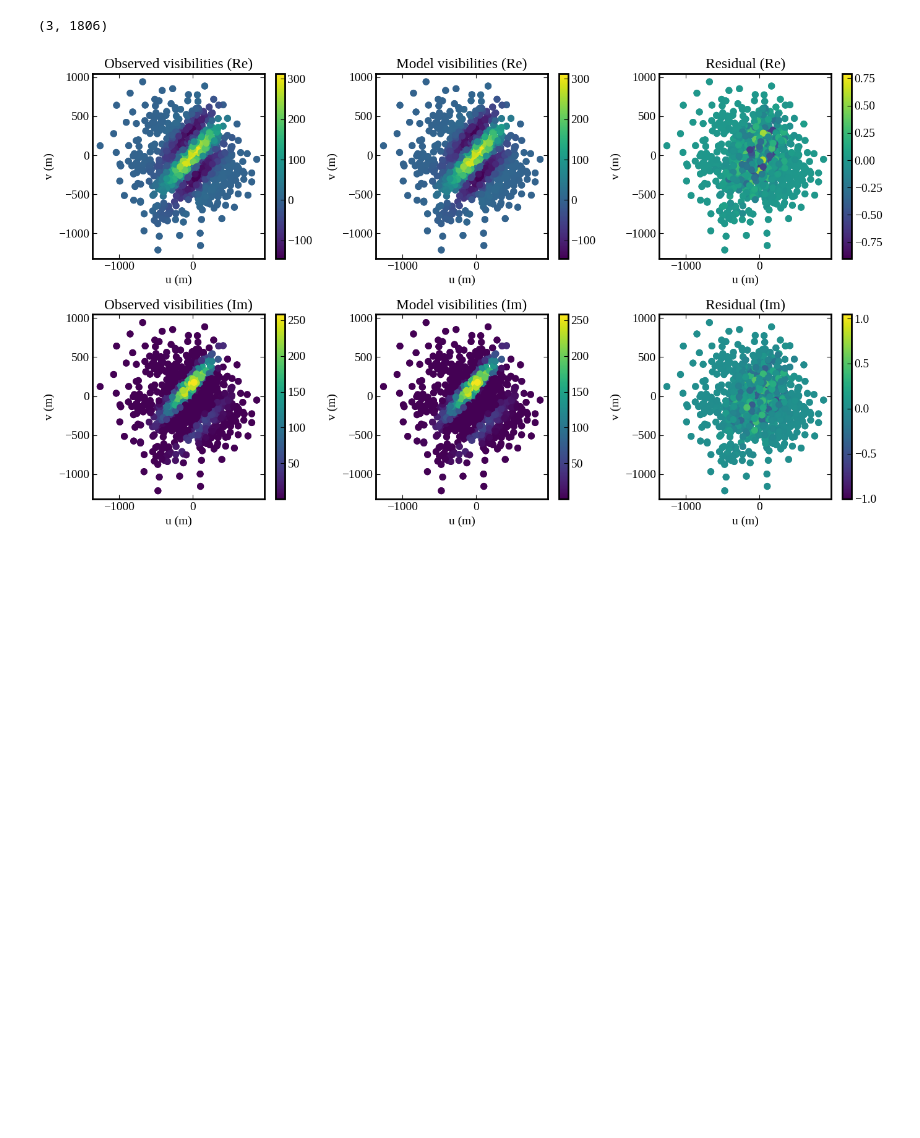
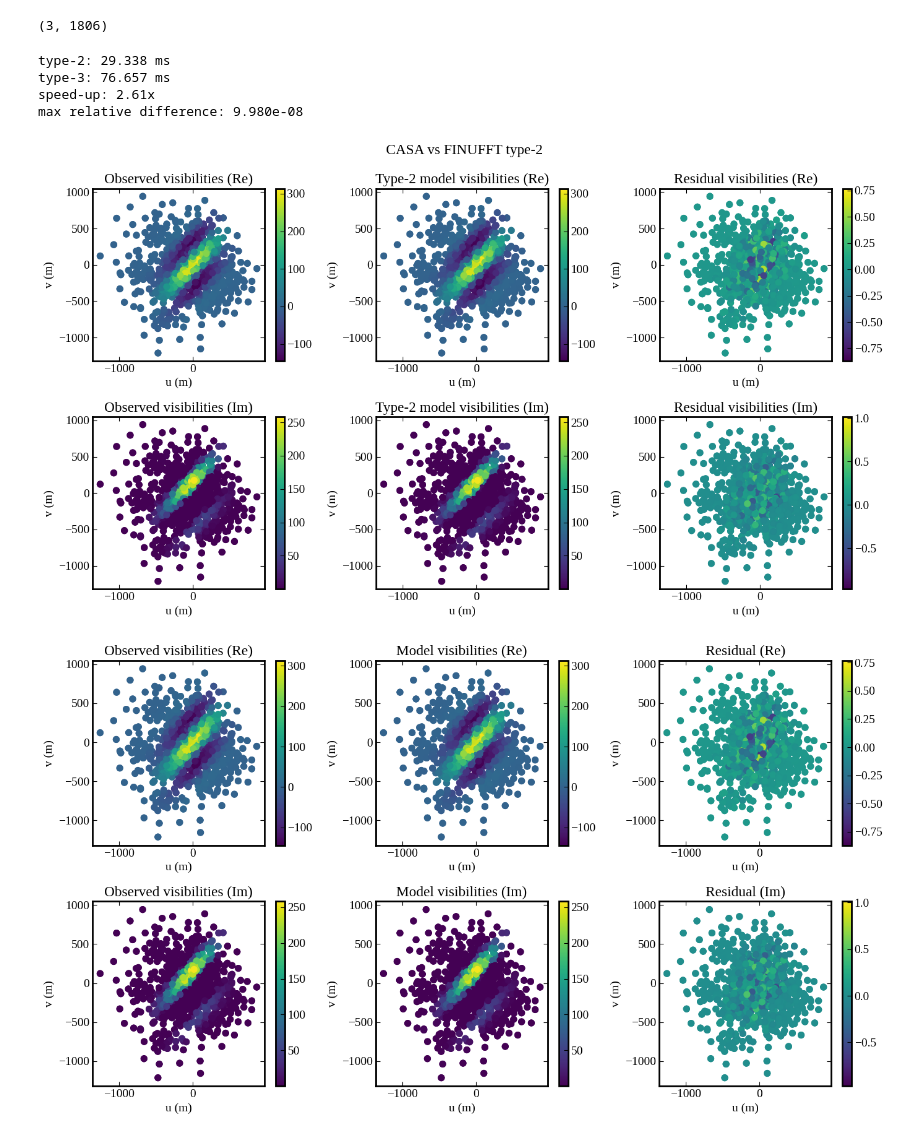
Before and after one commit to tjtakys/glint, a Jupyter notebook: examples/test_imaging/test_fft.ipynb, the cells around one changed output. Cells and saved outputs as stored; diff of their text form; code cells hidden in the pictures; blank space fills up the shorter version.

Commit message:
feat: NUFFT type-2追加、2倍以上高速化

```diff
--- a/examples/test_imaging/test_fft.ipynb
+++ b/examples/test_imaging/test_fft.ipynb
@@ -32,7 +35,7 @@ set_my_plot_style()
 ### 適当な輝度分布を仮定
 # %%
 # 画像サイズとピクセルスケール
-nx_img = ny_img = 201
+nx_img = ny_img = 200
 pixsize_img = 0.02
 x0_img, y0_img = 0.0, 0.0
 xx_img, yy_img = ls.make_grid_arcsec(nx=nx_img, ny=ny_img, pixscale_arcsec=pixsize_img, x0_arcsec=x0_img, y0_arcsec=y0_img)
@@ -377,3 +362,65 @@ model_vis = finufft.nufft2d3(
+# %%
+import time
+
+def benchmark(func, repeat=10):
+    func()  # warm up FINUFFT
+    elapsed = []
+    for _ in range(repeat):
+        start = time.perf_counter()
+        result = func()
+        elapsed.append(time.perf_counter() - start)
+    return result, np.median(elapsed)
+
+model_vis_type2, time_type2 = benchmark(lambda: image_to_vis_finufft_type2(
+    I=sky, ps_arcsec=pixsize_img, u=uvw_lam[0], v=uvw_lam[1], eps=1e-6
+))
+model_vis_type3, time_type3 = benchmark(lambda: image_to_vis_finufft_type3(
+    I=sky, xx_as=xx_img, yy_as=yy_img, u=uvw_lam[0], v=uvw_lam[1], eps=1e-6
+))
+
+model_vis = model_vis_type3  # Keep the following CASA comparison unchanged.
+relative_difference = (
+    np.max(np.abs(model_vis_type2 - model_vis_type3))
+    / np.max(np.abs(model_vis_type3))
+)
+print(f"type-2: {time_type2 * 1e3:.3f} ms")
+print(f"type-3: {time_type3 * 1e3:.3f} ms")
+print(f"speed-up: {time_type3 / time_type2:.2f}x")
+print(f"max relative difference: {relative_difference:.3e}")
+
+# CASA visibility and type-2 model
+obs_Re, obs_Im = np.real(data), np.imag(data)
+mod_Re, mod_Im = np.real(model_vis_type2), np.imag(model_vis_type2)
+res_Re, res_Im = obs_Re - mod_Re, obs_Im - mod_Im
+vmax_re, vmin_re = np.max(obs_Re), np.min(obs_Re)
+vmax_im, vmin_im = np.max(np.abs(obs_Im)), np.min(np.abs(obs_Im))
+u, v = uvw[0], uvw[1]
+
+f, ax = plt.subplots(2, 3, figsize=(14, 8))
+im = [
+    ax[0, 0].scatter(u, v, c=obs_Re, s=50, vmin=vmin_re, vmax=vmax_re),
+    ax[0, 1].scatter(u, v, c=mod_Re, s=50, vmin=vmin_re, vmax=vmax_re),
+    ax[0, 2].scatter(u, v, c=res_Re, s=50),
+    ax[1, 0].scatter(u, v, c=obs_Im, s=50, vmin=vmin_im, vmax=vmax_im),
+    ax[1, 1].scatter(u, v, c=mod_Im, s=50, vmin=vmin_im, vmax=vmax_im),
+    ax[1, 2].scatter(u, v, c=res_Im, s=50),
+]
+for i in range(2):
+    component = 'Re' if i == 0 else 'Im'
+    for j, title in enumerate(['Observed', 'Type-2 model', 'Residual']):
+        ax[i, j].set_xlabel('u (m)')
+        ax[i, j].set_ylabel('v (m)')
+        ax[i, j].set_title(f'{title} visibilities ({component})')
+        plt.colorbar(im[i * 3 + j], ax=ax[i, j])
+f.suptitle('CASA vs FINUFFT type-2')
+plt.tight_layout()
+plt.show()
+# %% [output]
+type-2: 29.338 ms
+type-3: 76.657 ms
+speed-up: 2.61x
+max relative difference: 9.980e-08
+[figure, added]
 # %%
 # simobserveの出力で得られたvisibilityとモデルのvisibilityを比較
 # Re と Im 両方をプロットする
```
Also changed, not shown: parts of 10 cells of this notebook, 1 other file.
